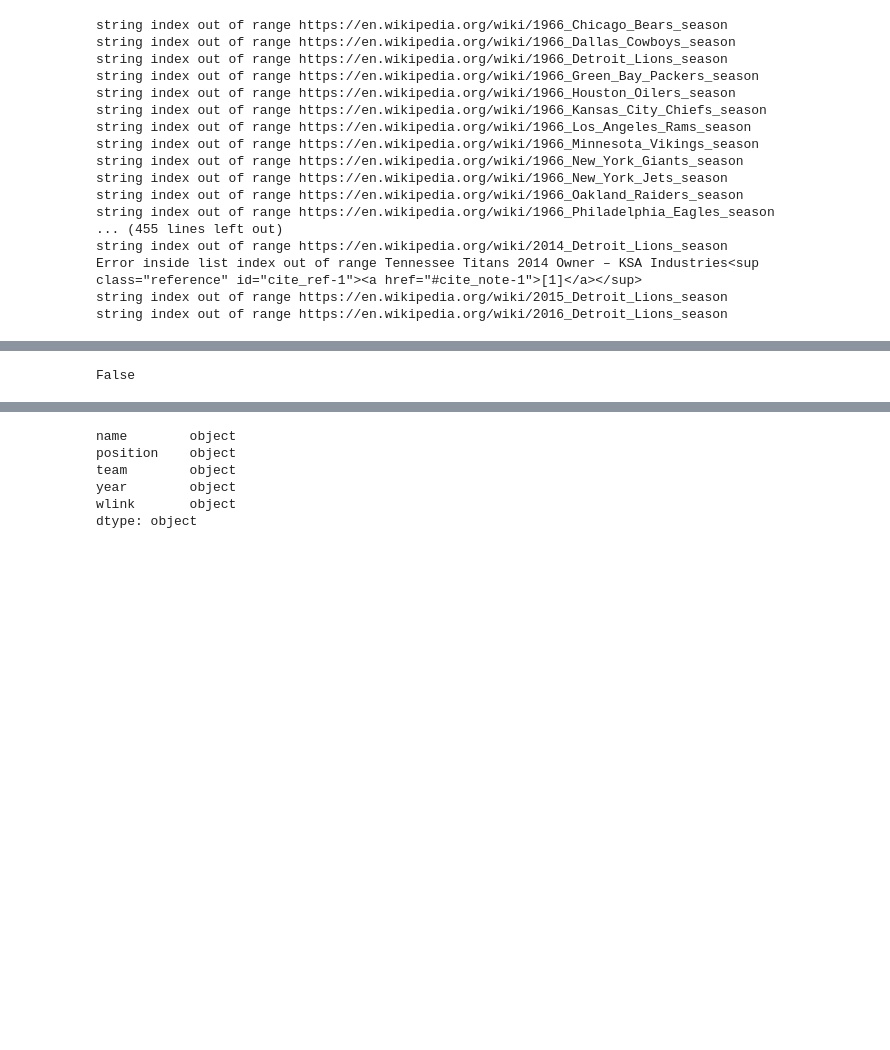
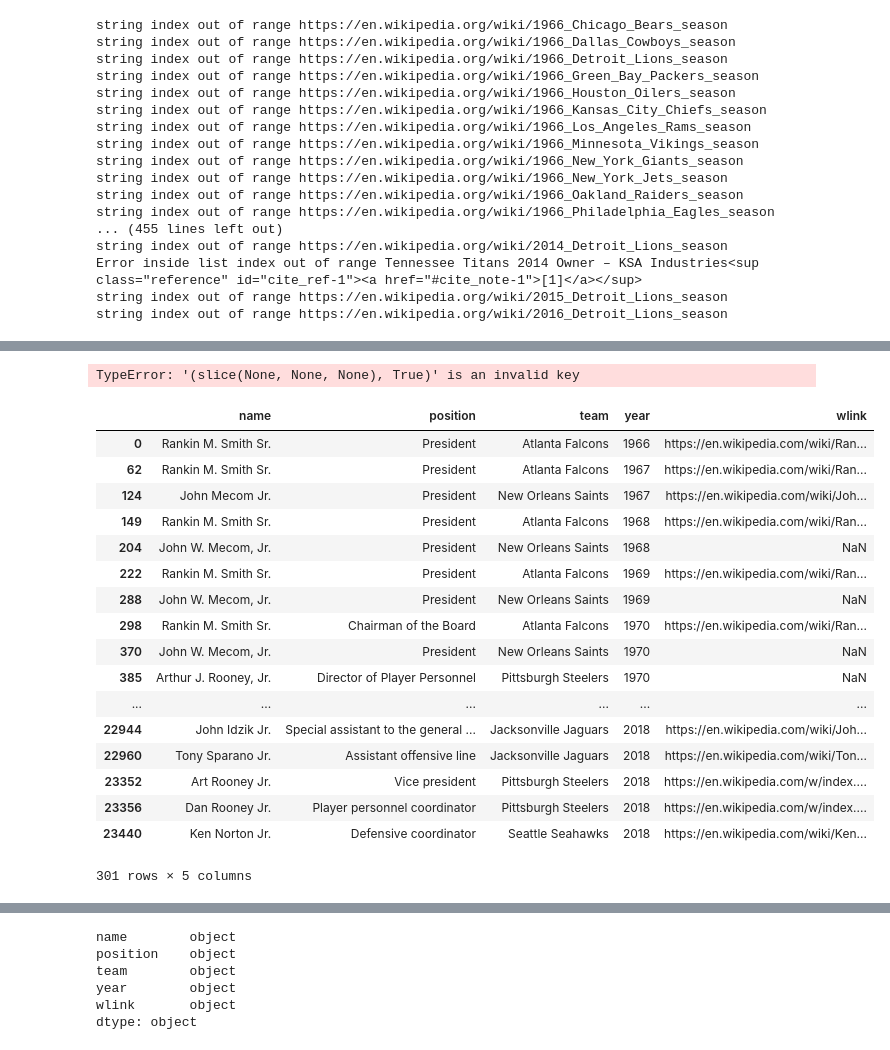
Before and after one commit to plee0117/Coaches, a Jupyter notebook: nflwiki.ipynb, the cells around one changed output, grey strips where cells are left out. Saved outputs shown, nothing was run; the diff lists cells and outputs as text; code cells hidden in the pictures; blank space fills up the shorter version.

```diff
--- a/nflwiki.ipynb
+++ b/nflwiki.ipynb
@@ -172,4 +339,27 @@ sorted(wiki.position.unique())[0:60]
+# %%
+wikiclean[:,len(wikiclean.position)>40]
+# %% [output]
+TypeError: '(slice(None, None, None), True)' is an invalid key
+# %%
+wiki.name = [re.findall('(.*)<',wiki.name[i])[0] if re.search('(.*)<',wiki.name[i]) else wiki.name[i] for i in range(len(wiki.name))]
 # %%
-any([re.search('—',i) for i in wiki.name])
+wiki.loc[[True if re.search('[.,:;\']$',wiki.name[i]) else False for i in range(len(wiki.name))]]
 # %% [output]
+|  | name | position | team | year | wlink |
+| 0 | Rankin M. Smith Sr. | President | Atlanta Falcons | 1966 | https://en.wikipedia.com/wiki/Ran... |
+| 62 | Rankin M. Smith Sr. | President | Atlanta Falcons | 1967 | https://en.wikipedia.com/wiki/Ran... |
+| 124 | John Mecom Jr. | President | New Orleans Saints | 1967 | https://en.wikipedia.com/wiki/Joh... |
+| 149 | Rankin M. Smith Sr. | President | Atlanta Falcons | 1968 | https://en.wikipedia.com/wiki/Ran... |
+| 204 | John W. Mecom, Jr. | President | New Orleans Saints | 1968 | NaN |
+| 222 | Rankin M. Smith Sr. | President | Atlanta Falcons | 1969 | https://en.wikipedia.com/wiki/Ran... |
+| 288 | John W. Mecom, Jr. | President | New Orleans Saints | 1969 | NaN |
+| 298 | Rankin M. Smith Sr. | Chairman of the Board | Atlanta Falcons | 1970 | https://en.wikipedia.com/wiki/Ran... |
+| 370 | John W. Mecom, Jr. | President | New Orleans Saints | 1970 | NaN |
+| 385 | Arthur J. Rooney, Jr. | Director of Player Personnel | Pittsburgh Steelers | 1970 | NaN |
+| ... | ... | ... | ... | ... | ... |
+| 22944 | John Idzik Jr. | Special assistant to the general ... | Jacksonville Jaguars | 2018 | https://en.wikipedia.com/wiki/Joh... |
+| 22960 | Tony Sparano Jr. | Assistant offensive line | Jacksonville Jaguars | 2018 | https://en.wikipedia.com/wiki/Ton... |
+| 23352 | Art Rooney Jr. | Vice president | Pittsburgh Steelers | 2018 | https://en.wikipedia.com/w/index.... |
+| 23356 | Dan Rooney Jr. | Player personnel coordinator | Pittsburgh Steelers | 2018 | https://en.wikipedia.com/w/index.... |
+| 23440 | Ken Norton Jr. | Defensive coordinator | Seattle Seahawks | 2018 | https://en.wikipedia.com/wiki/Ken... |
-False
+301 rows × 5 columns
```
Also changed, not shown: parts of 28 cells of this notebook.
